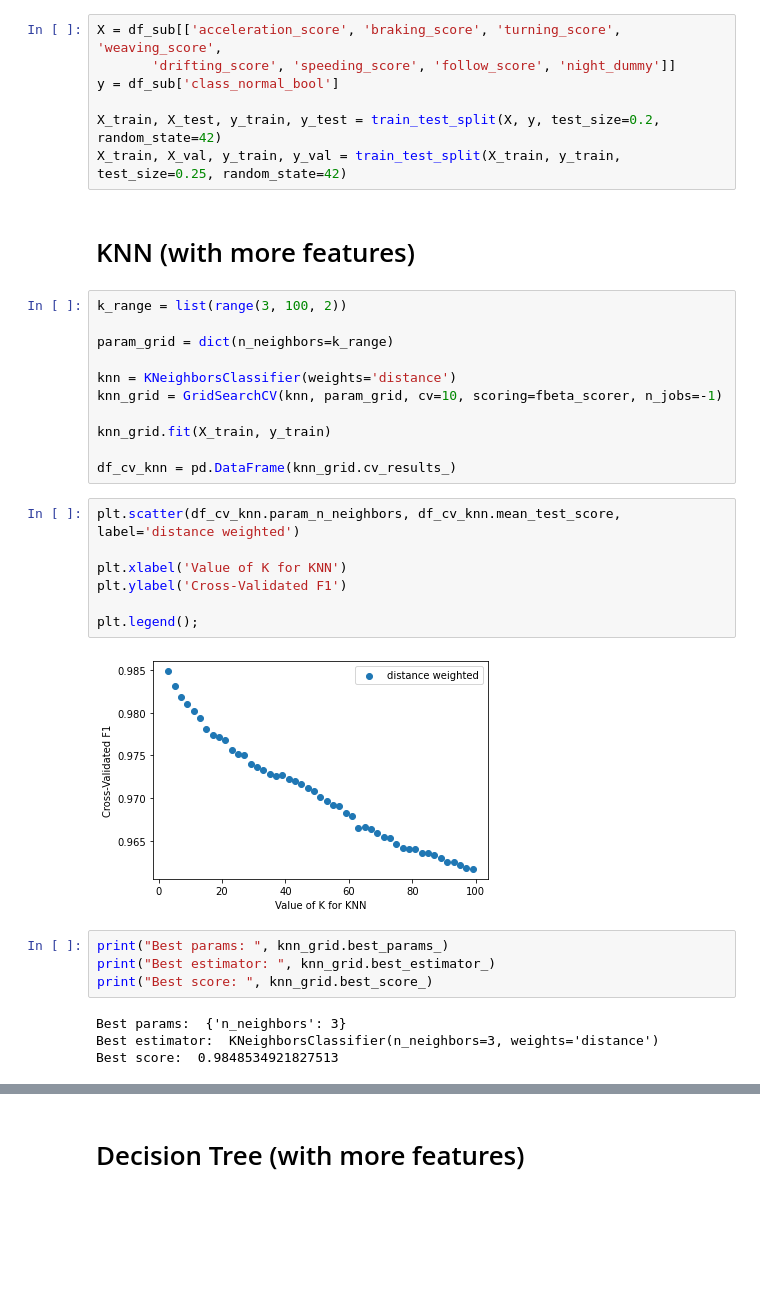
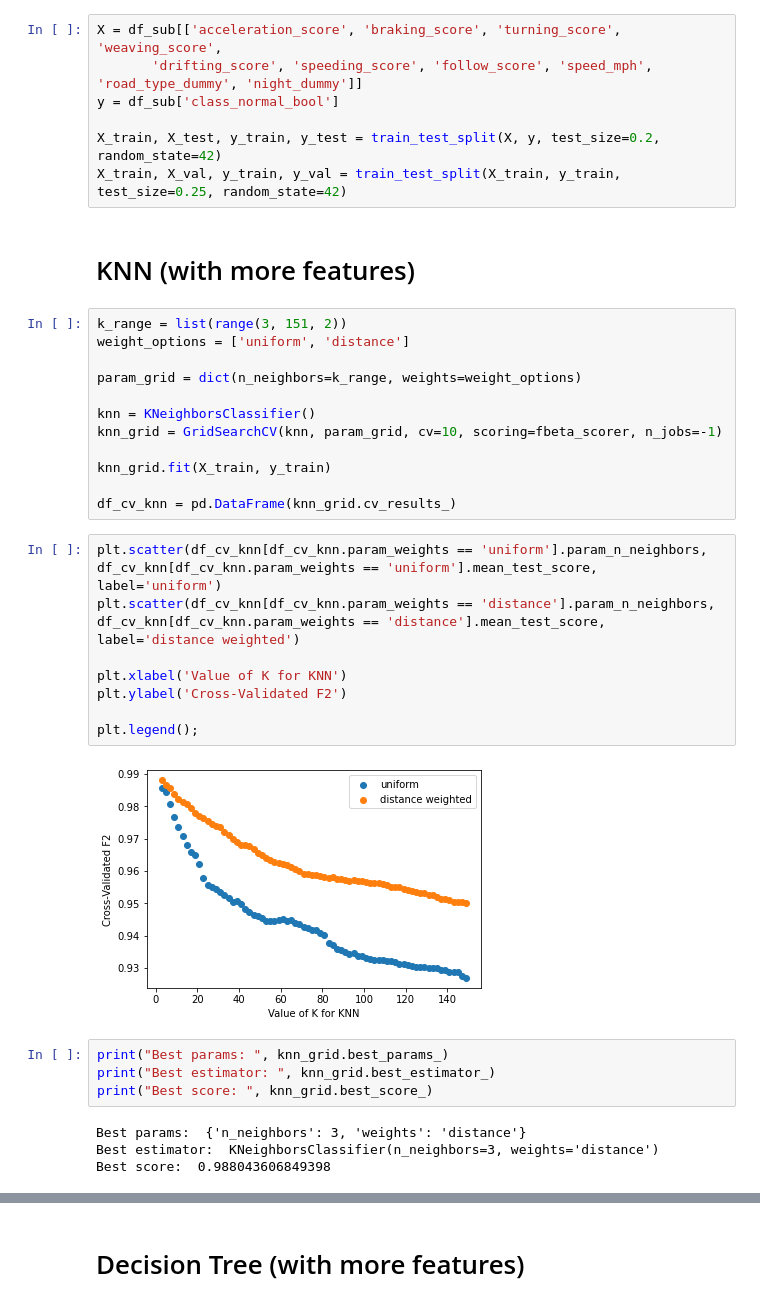
Before and after one commit to hmlewis-astro/classify_aggressive_driving, a Jupyter notebook: test_class_models.ipynb, the cells around one changed output, grey strips where cells are left out. Drawn from its saved outputs; the diff is of its cells as text; blank space fills up the shorter version.

```diff
--- a/test_class_models.ipynb
+++ b/test_class_models.ipynb
@@ -207,7 +216,7 @@ Index(['acceleration_score', 'braking_score', 'turning_score', 'weaving_score',
       dtype='object')
 # %%
 X = df_sub[['acceleration_score', 'braking_score', 'turning_score', 'weaving_score',
-       'drifting_score', 'speeding_score', 'follow_score', 'night_dummy']]
+       'drifting_score', 'speeding_score', 'follow_score', 'speed_mph', 'road_type_dummy', 'night_dummy']]
 y = df_sub['class_normal_bool']
 
 X_train, X_test, y_train, y_test = train_test_split(X, y, test_size=0.2, random_state=42)
@@ -215,33 +224,35 @@ X_train, X_val, y_train, y_val = train_test_split(X_train, y_train, test_size=0.
 # %% [markdown]
 # KNN (with more features)
 # %%
-k_range = list(range(3, 100, 2))
+k_range = list(range(3, 151, 2))
+weight_options = ['uniform', 'distance']
 
-param_grid = dict(n_neighbors=k_range)
+param_grid = dict(n_neighbors=k_range, weights=weight_options)
 
-knn = KNeighborsClassifier(weights='distance')
+knn = KNeighborsClassifier()
 knn_grid = GridSearchCV(knn, param_grid, cv=10, scoring=fbeta_scorer, n_jobs=-1)
 
 knn_grid.fit(X_train, y_train)
 
 df_cv_knn = pd.DataFrame(knn_grid.cv_results_)
 # %%
-plt.scatter(df_cv_knn.param_n_neighbors, df_cv_knn.mean_test_score, label='distance weighted')
+plt.scatter(df_cv_knn[df_cv_knn.param_weights == 'uniform'].param_n_neighbors, df_cv_knn[df_cv_knn.param_weights == 'uniform'].mean_test_score, label='uniform')
+plt.scatter(df_cv_knn[df_cv_knn.param_weights == 'distance'].param_n_neighbors, df_cv_knn[df_cv_knn.param_weights == 'distance'].mean_test_score, label='distance weighted')
 
 plt.xlabel('Value of K for KNN')
-plt.ylabel('Cross-Validated F1')
+plt.ylabel('Cross-Validated F2')
 
 plt.legend();
 # %% [output]
-[figure, old version]
+[figure, new version]
 # %%
 print("Best params: ", knn_grid.best_params_)
 print("Best estimator: ", knn_grid.best_estimator_)
 print("Best score: ", knn_grid.best_score_)
 # %% [output]
-Best params:  {'n_neighbors': 3}
+Best params:  {'n_neighbors': 3, 'weights': 'distance'}
 Best estimator:  KNeighborsClassifier(n_neighbors=3, weights='distance')
-Best score:  0.9848534921827513
+Best score:  0.988043606849398
 # %%
 knn = KNeighborsClassifier(n_neighbors=knn_grid.best_params_['n_neighbors'], weights='distance')
 knn.fit(X_train, y_train)
```
Also changed, not shown: parts of 40 cells of this notebook, 1 other file.
